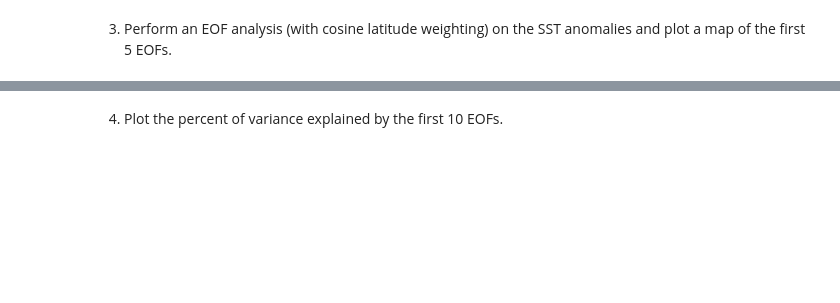
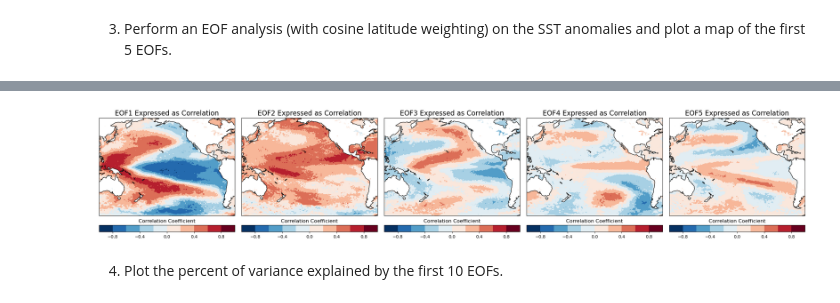
Before and after one commit to atmsillinois/time-series-and-eofs-leanneblind, a Jupyter notebook: project4_atms523_blind.ipynb, the cells around one changed output, grey strips where cells are left out. Drawn from its saved outputs; the diff is of its cells as text; code cells hidden in the pictures; blank space fills up the shorter version.

Commit message:
Created plots of the first 5 EOFs of SST anomalies

```diff
--- a/project4_atms523_blind.ipynb
+++ b/project4_atms523_blind.ipynb
@@ -461,4 +244,4 @@ Attributes:
 # %%
-for num in range(5):
+for num in range(1,6):
     print(num)
 # %% [output]
@@ -470,18 +252,0 @@ for num in range(5):
-# %%
-# Plot the leading EOF expressed as correlation in the Pacific domain.
-fig, ax = plt.subplots(1, 2, figsize=(21,14))
-clevs = np.linspace(-1, 1, 11)
-ax = plt.axes(projection=ccrs.PlateCarree(central_longitude=190))
-fill = eofs[0].plot.contourf(ax=ax[0,0], levels=clevs, cmap=plt.cm.RdBu_r,
-                                add_colorbar=False, transform=ccrs.PlateCarree())
-ax[0,0].add_feature(cfeature.COASTLINE, color='k', edgecolor='k')
-# for num in range(2):
-#     #ax[0, num] =
-
-#     ax[0,num] = plt.axes(projection=ccrs.PlateCarree(central_longitude=190))
-#     fill = eofs[0].plot.contourf(ax=ax[0,num], levels=clevs, cmap=plt.cm.RdBu_r,
-#                                 add_colorbar=False, transform=ccrs.PlateCarree())
-#     ax[0,num].add_feature(cfeature.COASTLINE, color='k', edgecolor='k')
-# cb = plt.colorbar(fill, orientation='horizontal')
-# cb.set_label('correlation coefficient', fontsize=12)
-# ax.set_title('EOF1 expressed as correlation', fontsize=16)
@@ -491,3 +253,19 @@ TypeError: 'GeoAxesSubplot' object is not subscriptable
+# %%
+clevs = np.linspace(-1, 1, 11)
+fig = plt.figure(figsize=(30, 20), constrained_layout=True)
+fig.subplots_adjust(hspace=0.05, wspace=0.05)
+for num in range(1,6):
+    ax = plt.subplot(1, 5, num,  projection=ccrs.PlateCarree(central_longitude=190))
+    fill = eofs[num-1].plot.contourf(ax=ax, levels=clevs, cmap=plt.cm.RdBu_r,
+                                add_colorbar=False, transform=ccrs.PlateCarree())
+    ax.add_feature(cfeature.COASTLINE, color='k', edgecolor='k')
+    ax.set_title(f'EOF{num} Expressed as Correlation', fontsize=16)
+    clb = fig.colorbar(fill, ax=ax, orientation='horizontal', pad=0.02)
+    clb.ax.set_title('Correlation Coefficient')
+#plt.suptitle('Plots of the First 5 EOFs on SST Anomalies', fontsize=25, x=.5, y=.7)
+plt.show()
+# %% [output]
+[figure, added]
 # %% [markdown]
 4. Plot the percent of variance explained by the first 10 EOFs.
 # %%
```
Also changed, not shown: parts of 23 cells of this notebook.
